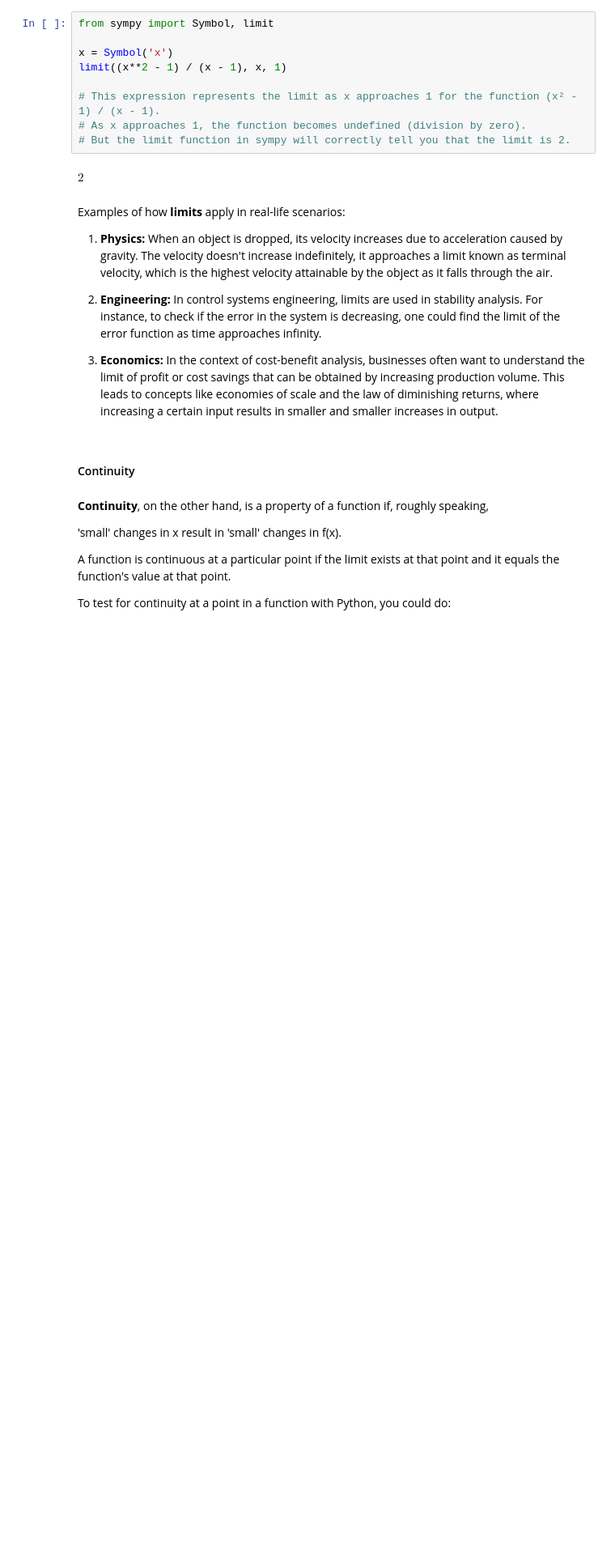
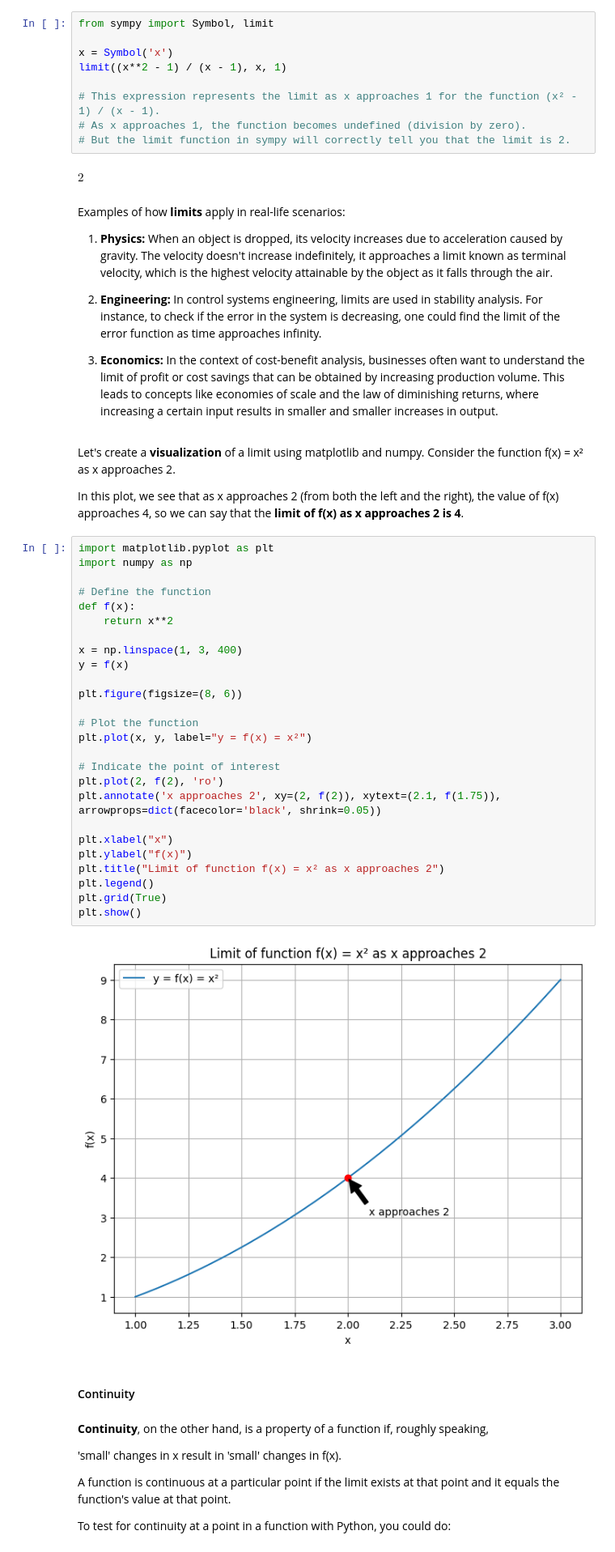
Before and after one commit to natapone/learning_ai_by_coding, a Jupyter notebook: 1-2_calculus.ipynb, the cells around one changed output. Shown at 81% size. Saved outputs shown, nothing was run; the diff lists cells and outputs as text; blank space fills up the shorter version.

Commit message:
plot limit and continuity

```diff
--- a/1-2_calculus.ipynb
+++ b/1-2_calculus.ipynb
@@ -267,6 +267,38 @@ Examples of how **limits** apply in real-life scenarios:
 2. **Engineering:** In control systems engineering, limits are used in stability analysis. For instance, to check if the error in the system is decreasing, one could find the limit of the error function as time approaches infinity.
 
 3. **Economics:** In the context of cost-benefit analysis, businesses often want to understand the limit of profit or cost savings that can be obtained by increasing production volume. This leads to concepts like economies of scale and the law of diminishing returns, where increasing a certain input results in smaller and smaller increases in output.
+# %% [markdown]
+Let's create a **visualization** of a limit using matplotlib and numpy. Consider the function f(x) = x² as x approaches 2.
+
+In this plot, we see that as x approaches 2 (from both the left and the right), the value of f(x) approaches 4, so we can say that the **limit of f(x) as x approaches 2 is 4**.
+# %%
+import matplotlib.pyplot as plt
+import numpy as np
+
+# Define the function
+def f(x):
+    return x**2
+
+x = np.linspace(1, 3, 400)
+y = f(x)
+
+plt.figure(figsize=(8, 6))
+
+# Plot the function
+plt.plot(x, y, label="y = f(x) = x²")
+
+# Indicate the point of interest
+plt.plot(2, f(2), 'ro')
+plt.annotate('x approaches 2', xy=(2, f(2)), xytext=(2.1, f(1.75)), arrowprops=dict(facecolor='black', shrink=0.05))
+
+plt.xlabel("x")
+plt.ylabel("f(x)")
+plt.title("Limit of function f(x) = x² as x approaches 2")
+plt.legend()
+plt.grid(True)
+plt.show()
+# %% [output]
+[figure, added]
 # %% [markdown]
 #### Continuity
 # %% [markdown]
```
Also changed, not shown: parts of 5 cells of this notebook.
